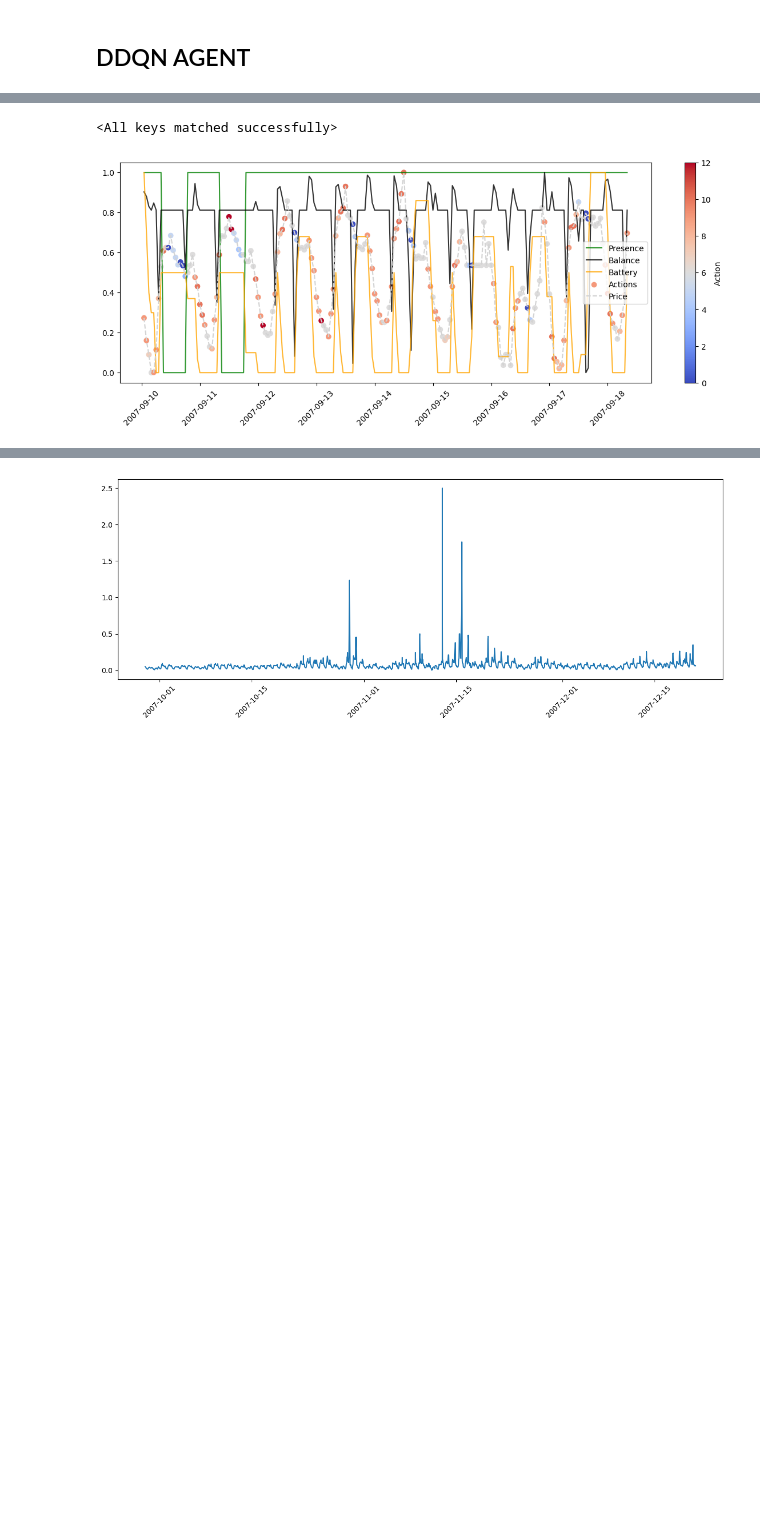
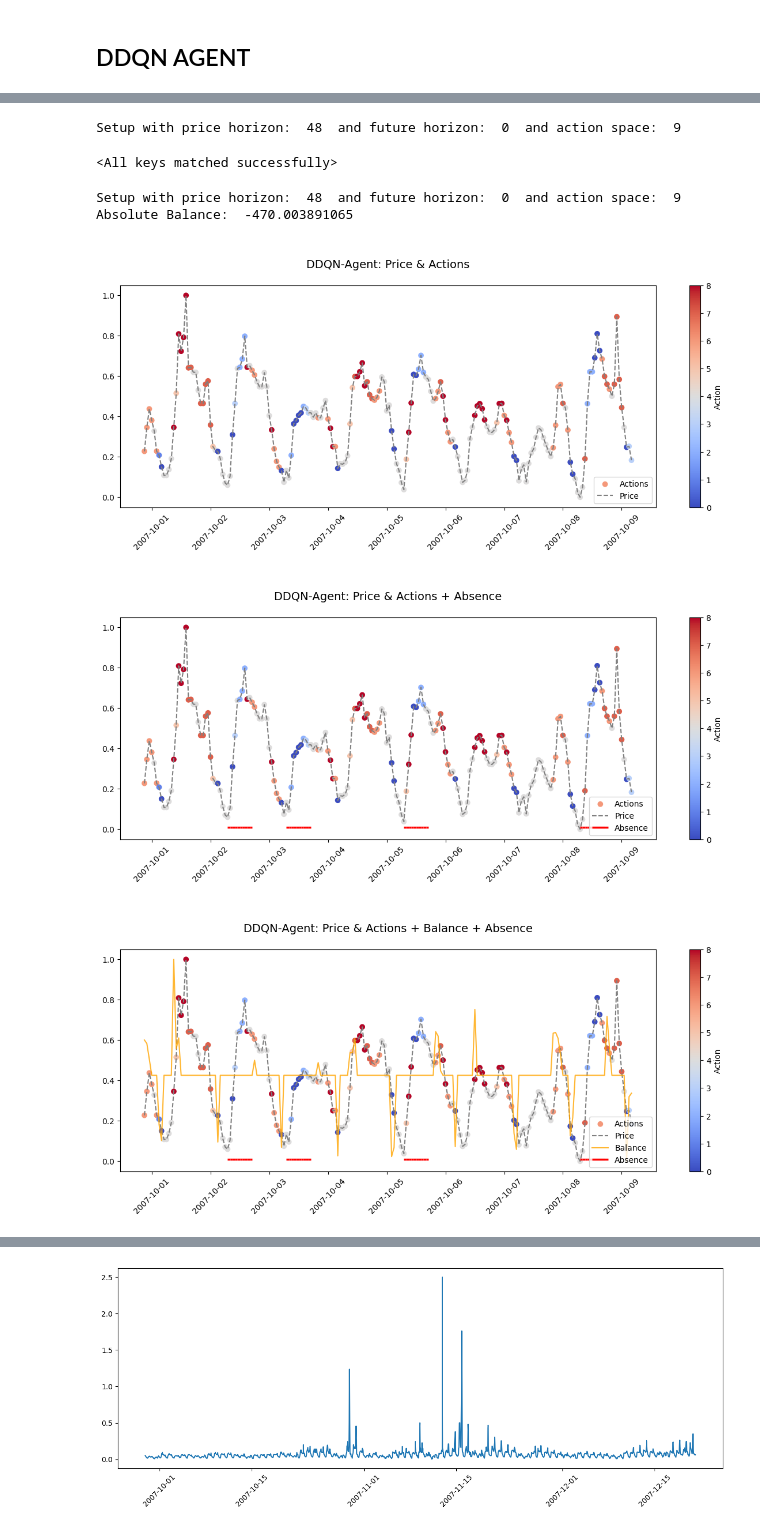
Before and after one commit to MaxFeucht/BatteryGrid, a Jupyter notebook: PRL.ipynb, the cells around one changed output, grey strips where cells are left out. Cells and saved outputs as stored; diff of their text form; code cells hidden in the pictures; blank space fills up the shorter version.

```diff
--- a/PRL.ipynb
+++ b/PRL.ipynb
@@ -198,7 +173,10 @@ KeyboardInterrupt:
 # %%
+# Initialize Environment (needed for Replay Buffer)
+env = gym.make('gym_env/BatteryGrid-v0', disable_env_checker=True)
+env.setup(train, price_horizon=price_horizon, future_horizon=future_horizon, action_classes = action_classes, extra_penalty = extra_penalty)
+
 # Load agent
-agent = DDQNAgent(env_name = 'gym_env/BatteryGrid-v0',
-                  df = train,
+agent = DDQNAgent(env = env,
                   device = 'cpu',
                   epsilon_decay = epsilon_decay,
                   epsilon_start = epsilon,
@@ -207,27 +185,35 @@ agent = DDQNAgent(env_name = 'gym_env/BatteryGrid-v0',
                   lr = learning_rate,
                   buffer_size = 50000,
                   price_horizon = price_horizon,
-                  hidden_dim=hidden_dim)
+                  hidden_dim=hidden_dim,
+                  action_classes = action_classes)
 
-agent.dqn_predict.load_state_dict(torch.load('models/agent_penalty.pt'))
+agent.dqn_predict.load_state_dict(torch.load(f'models/agent_{action_classes}.pt'))
 # %% [output]
-<All keys matched successfully>
+Setup with price horizon:  48  and future horizon:  0  and action space:  9
+<All keys matched successfully>
 # %%
 # Evaluate DDQN Agent
 df = train
-price_horizon = 48
 
 ddqn_env = gym.make('gym_env/BatteryGrid-v0', disable_env_checker=True)
-ddqn_env.setup(df, price_horizon=price_horizon, extra_penalty = False)
+ddqn_env.setup(train, price_horizon=price_horizon, future_horizon=future_horizon, action_classes = action_classes, extra_penalty = False)
 eval_ddqn = DDQNEvaluation(df, ddqn_env)
 eval_ddqn.evaluate(agent = agent)
+# %% [output]
+Setup with price horizon:  48  and future horizon:  0  and action space:  9
+Absolute Balance:  -470.003891065
 # %%
 #Visualize DDQN Agent
-plot_range = [6000, 6200]
+plot_range = [6500, 6700]
 
 plotter = Plotter(eval_ddqn, range = plot_range)
 #plotter.plot_single()
 #plotter.plot_all()
-plotter.plot_actions(battery = True, balance=True, presence = True)
+plotter.plot_actions(battery = False, balance=False, presence = False)
+plotter.plot_actions(battery = False, balance=False, presence = True)
+plotter.plot_actions(battery = False, balance=True, presence = True)
 # %% [output]
-[figure, old version]
+[figure, new version]
+[figure, added]
+[figure, added]
```
Also changed, not shown: parts of 7 cells of this notebook, 8 other files.
